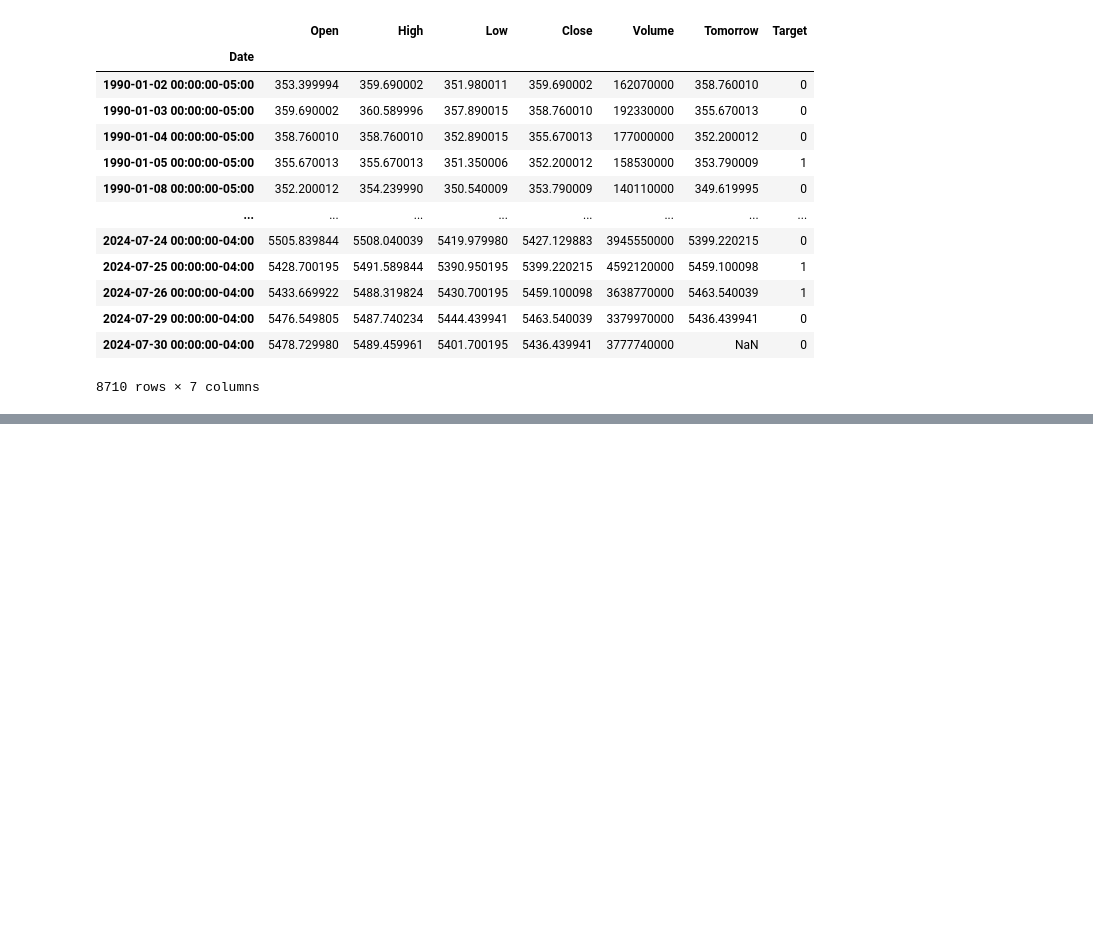
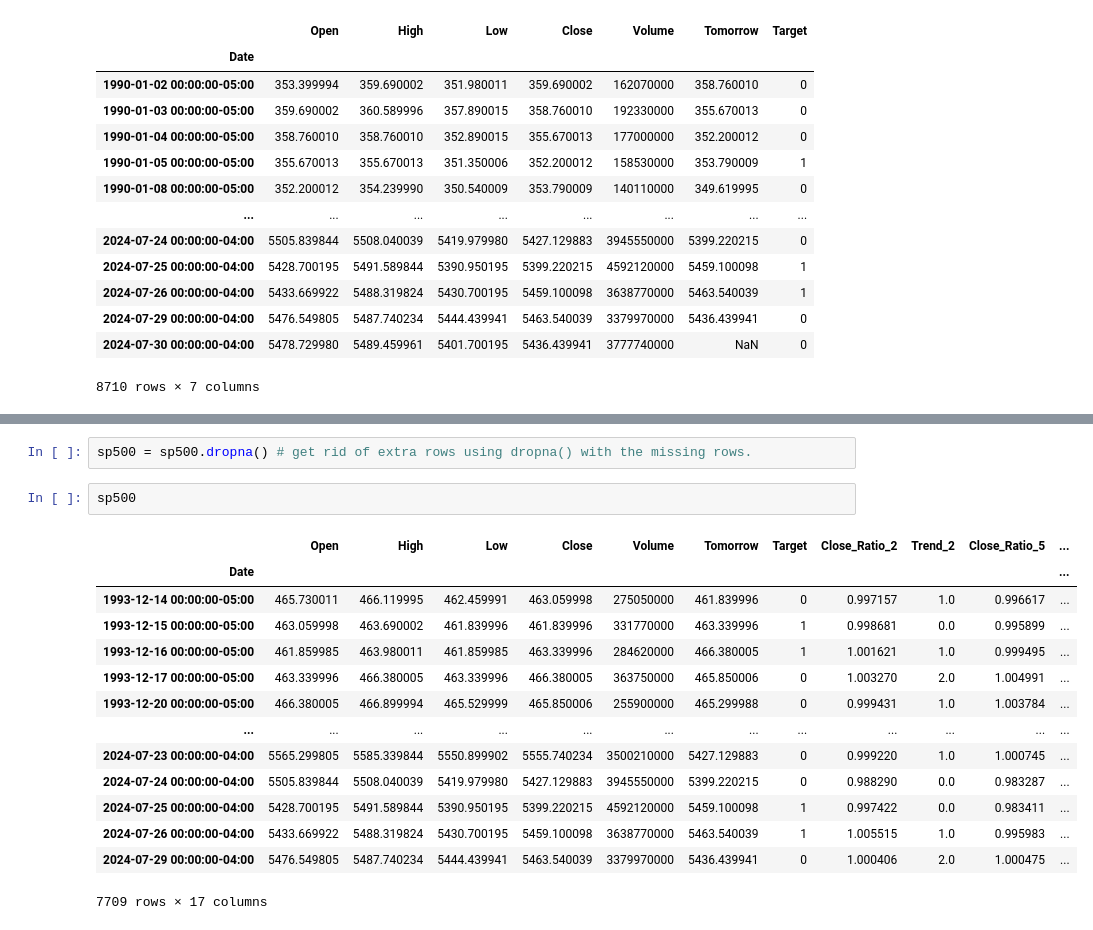
Before and after one commit to viewtifultiger/Comp380Project, a Jupyter notebook: notebooks/testModel.ipynb, the cells around one changed output, grey strips where cells are left out. Saved outputs shown, nothing was run; the diff lists cells and outputs as text; blank space fills up the shorter version.

```diff
--- a/notebooks/testModel.ipynb
+++ b/notebooks/testModel.ipynb
@@ -118,0 +335,19 @@ stock price prediction, most of the relationships are nonlinear. If you can find
+# %%
+sp500 = sp500.dropna() # get rid of extra rows using dropna() with the missing rows.
+# %%
+sp500
+# %% [output]
+|  | Open | High | Low | Close | Volume | Tomorrow | Target | Close_Ratio_2 | Trend_2 | Close_Ratio_5 | ... |
+| Date |  |  |  |  |  |  |  |  |  |  | ... |
+| 1993-12-14 00:00:00-05:00 | 465.730011 | 466.119995 | 462.459991 | 463.059998 | 275050000 | 461.839996 | 0 | 0.997157 | 1.0 | 0.996617 | ... |
+| 1993-12-15 00:00:00-05:00 | 463.059998 | 463.690002 | 461.839996 | 461.839996 | 331770000 | 463.339996 | 1 | 0.998681 | 0.0 | 0.995899 | ... |
+| 1993-12-16 00:00:00-05:00 | 461.859985 | 463.980011 | 461.859985 | 463.339996 | 284620000 | 466.380005 | 1 | 1.001621 | 1.0 | 0.999495 | ... |
+| 1993-12-17 00:00:00-05:00 | 463.339996 | 466.380005 | 463.339996 | 466.380005 | 363750000 | 465.850006 | 0 | 1.003270 | 2.0 | 1.004991 | ... |
+| 1993-12-20 00:00:00-05:00 | 466.380005 | 466.899994 | 465.529999 | 465.850006 | 255900000 | 465.299988 | 0 | 0.999431 | 1.0 | 1.003784 | ... |
+| ... | ... | ... | ... | ... | ... | ... | ... | ... | ... | ... | ... |
+| 2024-07-23 00:00:00-04:00 | 5565.299805 | 5585.339844 | 5550.899902 | 5555.740234 | 3500210000 | 5427.129883 | 0 | 0.999220 | 1.0 | 1.000745 | ... |
+| 2024-07-24 00:00:00-04:00 | 5505.839844 | 5508.040039 | 5419.979980 | 5427.129883 | 3945550000 | 5399.220215 | 0 | 0.988290 | 0.0 | 0.983287 | ... |
+| 2024-07-25 00:00:00-04:00 | 5428.700195 | 5491.589844 | 5390.950195 | 5399.220215 | 4592120000 | 5459.100098 | 1 | 0.997422 | 0.0 | 0.983411 | ... |
+| 2024-07-26 00:00:00-04:00 | 5433.669922 | 5488.319824 | 5430.700195 | 5459.100098 | 3638770000 | 5463.540039 | 1 | 1.005515 | 1.0 | 0.995983 | ... |
+| 2024-07-29 00:00:00-04:00 | 5476.549805 | 5487.740234 | 5444.439941 | 5463.540039 | 3379970000 | 5436.439941 | 0 | 1.000406 | 2.0 | 1.000475 | ... |
+7709 rows × 17 columns
```
Also changed, not shown: parts of 33 cells of this notebook, 5 other files.
